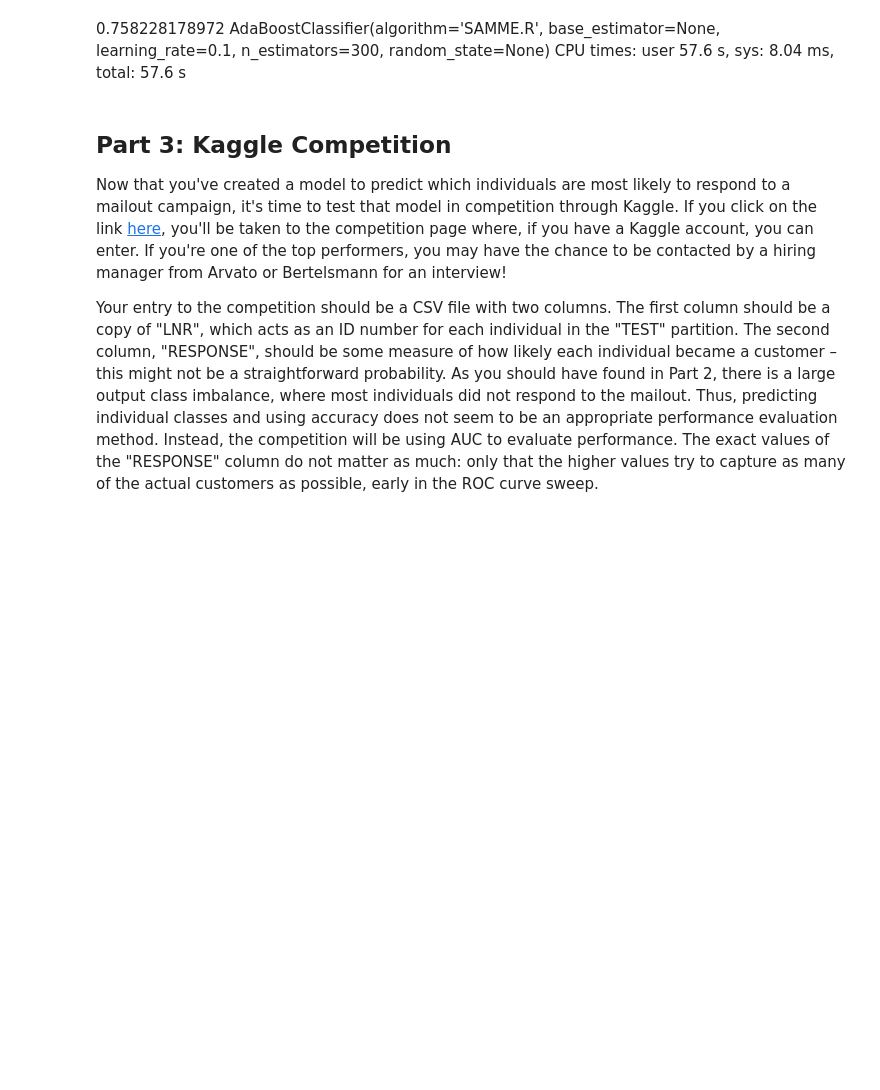
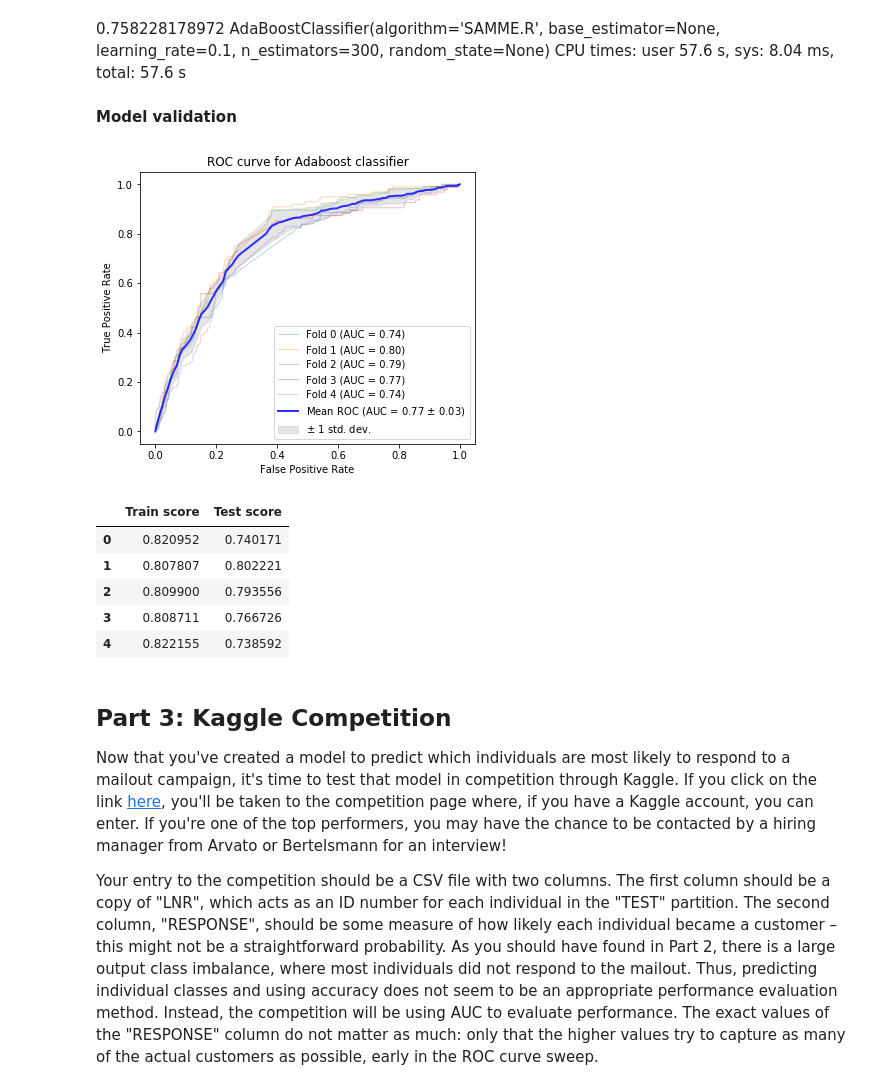
Before and after one commit to belagoesr/nanodegree_capstone, a Jupyter notebook: Arvato Project Workbook.ipynb, the cells around one changed output. Saved outputs shown, nothing was run; the diff lists cells and outputs as text; code cells hidden in the pictures; blank space fills up the shorter version.

Commit message:
Add files via upload
- Add cross-validation

```diff
--- a/Arvato Project Workbook.ipynb
+++ b/Arvato Project Workbook.ipynb
@@ -1396,3 +1413,5 @@ best_ada = grid.best_estimator_
 AdaBoostClassifier(algorithm='SAMME.R', base_estimator=None,
           learning_rate=0.1, n_estimators=300, random_state=None)
 CPU times: user 57.6 s, sys: 8.04 ms, total: 57.6 s
+# %% [markdown]
+**Model validation**
@@ -1399,3 +1469,39 @@ CPU times: user 57.6 s, sys: 8.04 ms, total: 57.6 s
+# %%
+# separate target variable
+X = X_scaled.drop(columns=['RESPONSE'])
+y = df_downsampled['RESPONSE']
+
+# initialize model to be validated
+clf = AdaBoostClassifier(learning_rate=0.1, n_estimators=100)
+
+# use KFold to validate model
+cv = KFold(n_splits=5, random_state=0, shuffle=True)
+results = pd.DataFrame(columns=['training_score', 'test_score'])
+false_positives, true_positives, scores = [], [], []
+
+for (train, test), i in zip(cv.split(X, y), range(5)):
+    # fit classifier
+    clf.fit(X.iloc[train], y.iloc[train])
+
+    # compute score for this fold for training and test data
+    _, _, auc_score_train = compute_roc_auc(train)
+    fpr, tpr, auc_score = compute_roc_auc(test)
+
+    # save results
+    scores.append((auc_score_train, auc_score))
+    false_positives.append(fpr)
+    true_positives.append(tpr)
+
+plot_roc_curve(false_positives, true_positives);
+pd.DataFrame(scores, columns=['Train score', 'Test score'])
+# %% [output]
+[figure, added]
+|  | Train score | Test score |
+| 0 | 0.820952 | 0.740171 |
+| 1 | 0.807807 | 0.802221 |
+| 2 | 0.809900 | 0.793556 |
+| 3 | 0.808711 | 0.766726 |
+| 4 | 0.822155 | 0.738592 |
 # %% [markdown]
 ## Part 3: Kaggle Competition
 
```
Also changed, not shown: parts of 5 cells of this notebook, 1 other file.
